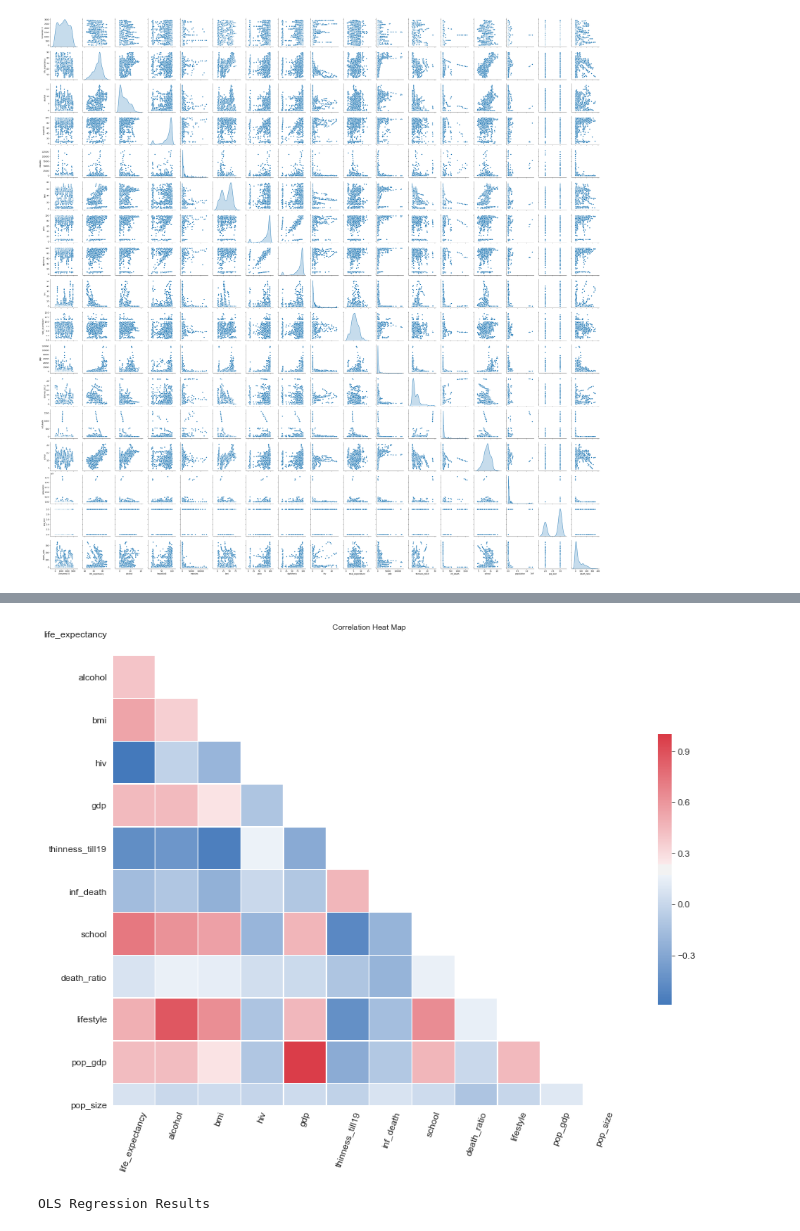
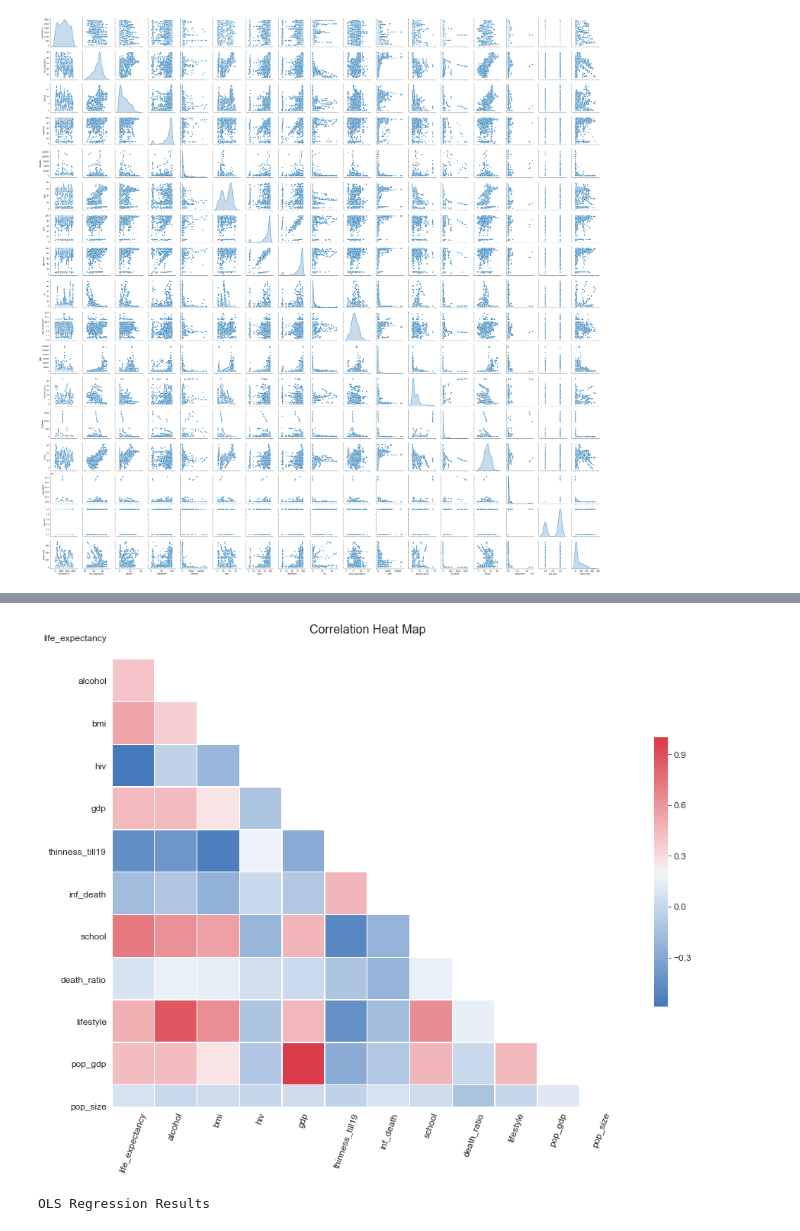
Before and after one commit to DaggerForce/Life_Expectancy_Project, a Jupyter notebook: life_expectancy.ipynb, the cells around one changed output, grey strips where cells are left out. Drawn from its saved outputs; the diff is of its cells as text; code cells hidden in the pictures.

Commit message:
changed heatmap

```diff
--- a/life_expectancy.ipynb
+++ b/life_expectancy.ipynb
@@ -107,7 +107,7 @@ def create_scatter(x, y, title, xlabel, ylabel, file_name):
 
 # np.corrcoef(new_df['school'], new_df['life_expectancy'])
 # %%
-def CorrMtx(df, dropDuplicates = True, xrot=70, yrot=0, label='Variable'):
+def CorrMtx(df, dropDuplicates = True, xrot=70, yrot=0):
 
     # Your dataset is already a correlation matrix.
     # If you have a dateset where you need to include the calculation
@@ -123,7 +123,7 @@ def CorrMtx(df, dropDuplicates = True, xrot=70, yrot=0, label='Variable'):
     sns.set_style(style = 'white')
     # Set font size
     plt.rc('font', size=12)          # controls default text sizes
-    plt.rc('axes', titlesize=10)     # fontsize of the axes title
+    plt.rc('axes', titlesize=16)     # fontsize of the axes title
     plt.rc('axes', labelsize=12)    # fontsize of the x and y labels
     plt.rc('xtick', labelsize=12)    # fontsize of the tick labels
     plt.rc('ytick', labelsize=12)    # fontsize of the tick labels
@@ -132,34 +132,34 @@ def CorrMtx(df, dropDuplicates = True, xrot=70, yrot=0, label='Variable'):
     # Set up  matplotlib figure
     f, ax = plt.subplots(figsize=(15, 13))
 
     # Add diverging colormap from red to blue
     cmap = sns.diverging_palette(250, 10, as_cmap=True)
     # add title
     plt.title("Correlation Heat Map")
 
 
 
     # Draw correlation plot with or without duplicates
     if dropDuplicates:
         sns.heatmap(df, mask=mask, cmap=cmap,
                 square=True,
                 linewidth=.5, cbar_kws={"shrink": .5}, ax=ax)
         plt.xticks(rotation=xrot)
         plt.yticks(rotation=yrot)
         plt.savefig('heatmap.png')
 
     else:
         sns.heatmap(df, cmap=cmap,
                 square=True,
                 linewidth=.5, cbar_kws={"shrink": .5}, ax=ax)
         plt.xticks(rotation=xrot)
         plt.yticks(rotation=yrot)
         plt.savefig('heatmap.png')
     return
 
 CorrMtx(corr_map)
 # %% [output]
-[figure, old version]
+[figure, new version]
 # %%
 # colors = ['red','blue','green','black','orange','purple','pink']
 # count=0
```
Also changed, not shown: 2 other files.
